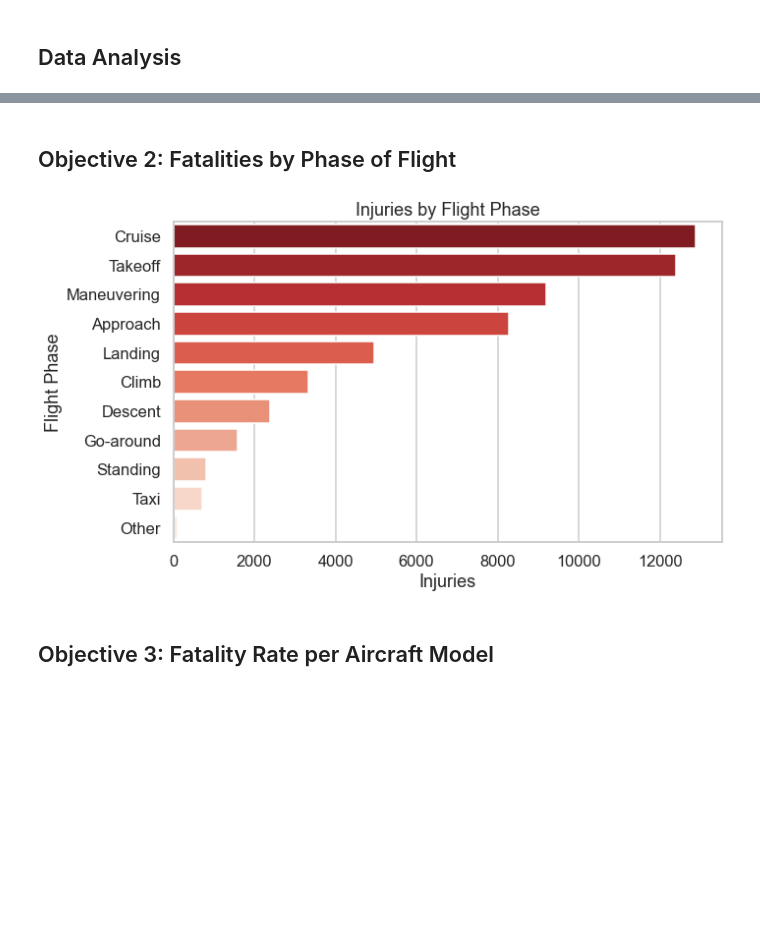
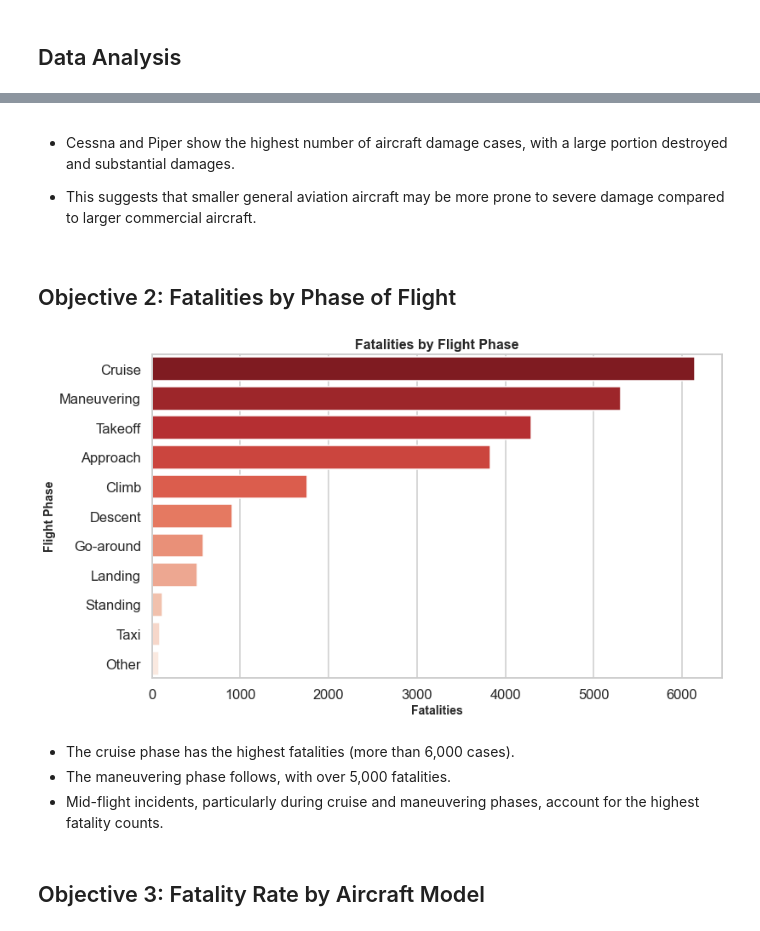
Before and after one commit to DianaMayalo/Phase-1-Project-Moringa-School, a Jupyter notebook: notebook/AviationAnalysis.ipynb, the cells around one changed output, grey strips where cells are left out. Cells and saved outputs as stored; diff of their text form; code cells hidden in the pictures; blank space fills up the shorter version.

```diff
--- a/notebook/AviationAnalysis.ipynb
+++ b/notebook/AviationAnalysis.ipynb
@@ -275,29 +306,35 @@ plt.show()
+# %% [markdown]
+- Cessna and Piper show the highest number of aircraft damage cases, with a large portion destroyed and substantial damages.
+
+- This suggests that smaller general aviation aircraft may be more prone to severe damage compared to larger commercial aircraft.
 # %% [markdown]
 ## Objective 2: Fatalities by Phase of Flight
 # %%
-# Create 'Total Injuries' column summing injury types
-df["Total Injuries"] = df["Total.Fatal.Injuries"] + df["Total.Serious.Injuries"] + df["Total.Minor.Injuries"]
-
-# Filter out unknown flight phases
+# for this section I am only using the fatalities column
 df_filtered = df[df["Broad.phase.of.flight"] != "Unknown"]
 
-# Group by Flight Phase and sum the injuries
-injuries_by_phase = df_filtered.groupby("Broad.phase.of.flight")["Total Injuries"].sum().reset_index()
+# Group by Flight Phase and sum Total Fatal Injuries
+fatalities_by_phase = df_filtered.groupby("Broad.phase.of.flight")["Total.Fatal.Injuries"].sum().reset_index()
 
-# Sort by number of injuries
-injuries_by_phase = injuries_by_phase.sort_values(by="Total Injuries", ascending=False)
+# Sort by number of fatalities
+fatalities_by_phase = fatalities_by_phase.sort_values(by="Total.Fatal.Injuries", ascending=False)
 
-sns.set_style("whitegrid")
+# plot
+plt.figure(figsize=(12, 7))
+sns.barplot(y="Broad.phase.of.flight", x="Total.Fatal.Injuries", data=fatalities_by_phase, palette="Reds_r")
 
-plt.figure(figsize=(10, 6))
-sns.barplot(y="Broad.phase.of.flight", x="Total Injuries", data=injuries_by_phase, palette="Reds_r")
+# labels
+plt.ylabel("Flight Phase", fontsize=14, fontweight="bold")
+plt.xlabel("Fatalities", fontsize=14, fontweight="bold")
+plt.title("Fatalities by Flight Phase", fontsize=16, fontweight="bold")
 
-plt.ylabel("Flight Phase")
-plt.xlabel("Injuries")
-plt.title("Injuries by Flight Phase")
-
-plt.show();
+# Show plot
+plt.show()
 # %% [output]
-[figure, old version]
+[figure, new version]
+# %% [markdown]
+- The cruise phase has the highest fatalities (more than 6,000 cases).
+- The maneuvering phase follows, with over 5,000 fatalities.
+- Mid-flight incidents, particularly during cruise and maneuvering phases, account for the highest fatality counts.
 # %% [markdown]
-## Objective 3: Fatality Rate per Aircraft Model
+## Objective 3: Fatality Rate by Aircraft Model
```
Also changed, not shown: parts of 17 cells of this notebook.
